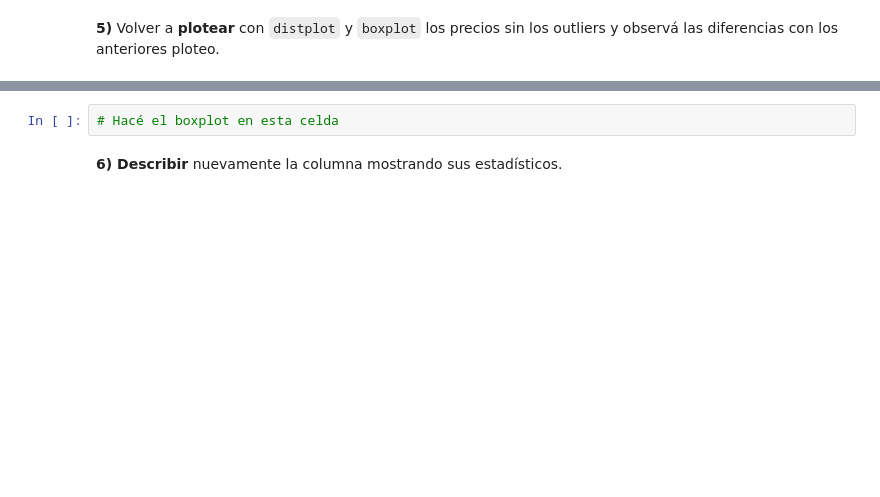
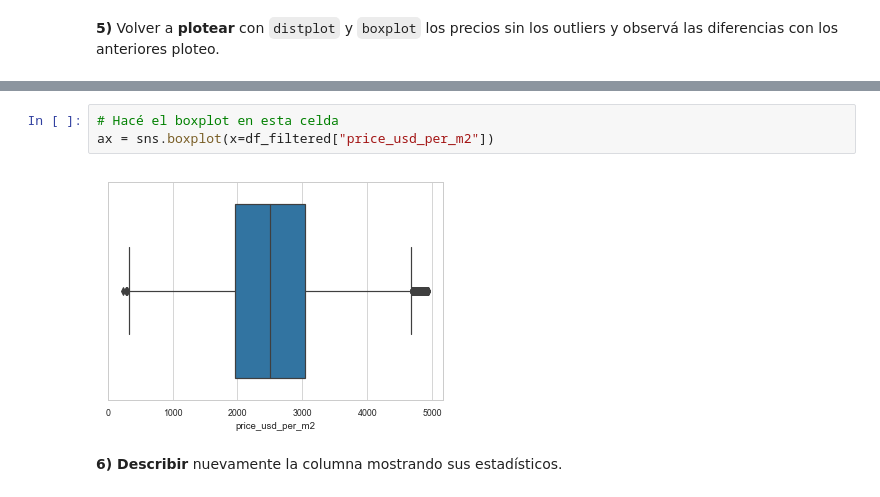
Before and after one commit to ppalomanes/acamica-ds, a Jupyter notebook: entrega02/recursos_proyecto_2.ipynb, the cells around one changed output, grey strips where cells are left out. Saved outputs shown, nothing was run; the diff lists cells and outputs as text; blank space fills up the shorter version.

```diff
--- a/entrega02/recursos_proyecto_2.ipynb
+++ b/entrega02/recursos_proyecto_2.ipynb
@@ -96,5 +147,8 @@ Para obtener el rango tenemos que calcular la diferencia entre el tercer y el pr
 # %%
 # Hacé el boxplot en esta celda
+ax = sns.boxplot(x=df_filtered["price_usd_per_m2"])
+# %% [output]
+[figure, added]
 # %% [markdown]
 **6) Describir** nuevamente la columna mostrando sus estadísticos.
 # %%
```
Also changed, not shown: parts of 32 cells of this notebook, 3 other files.
